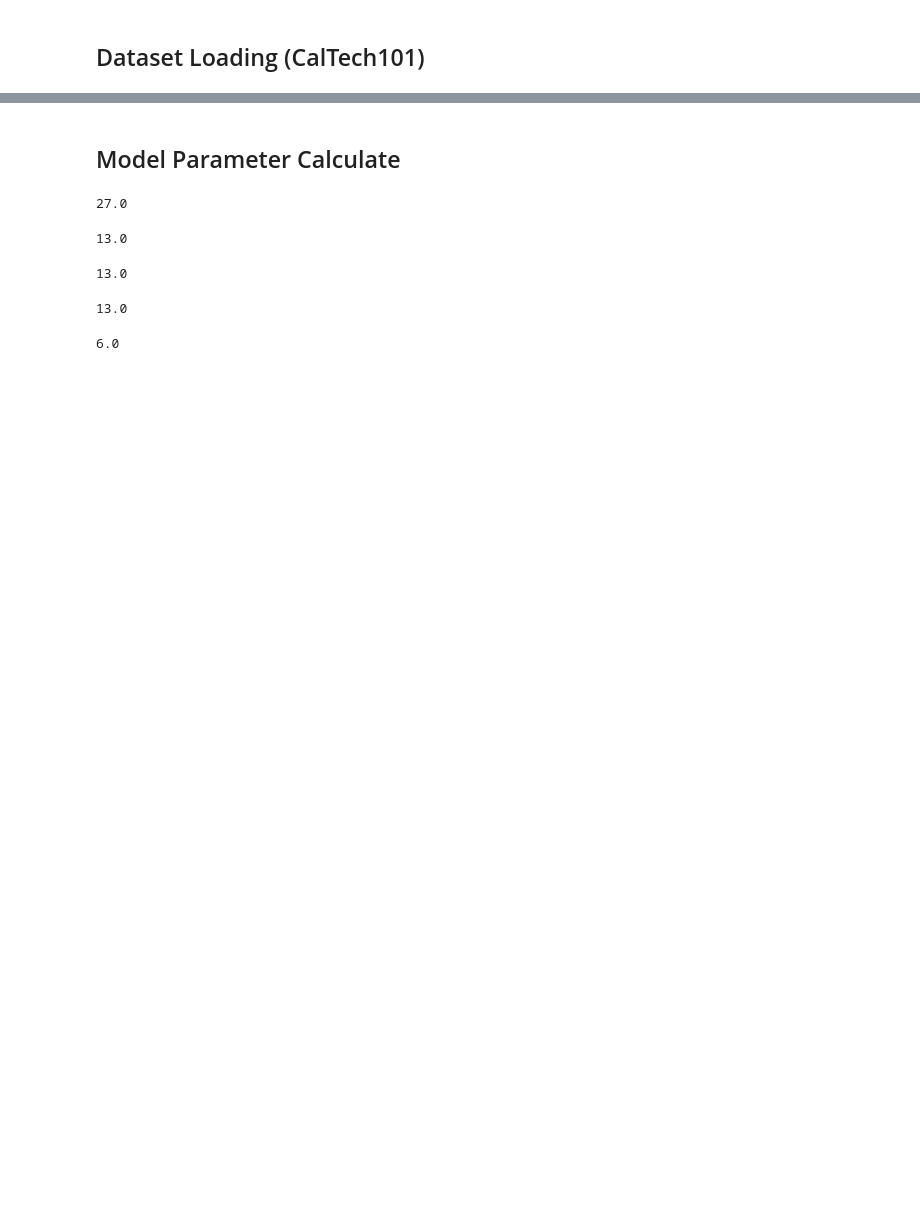
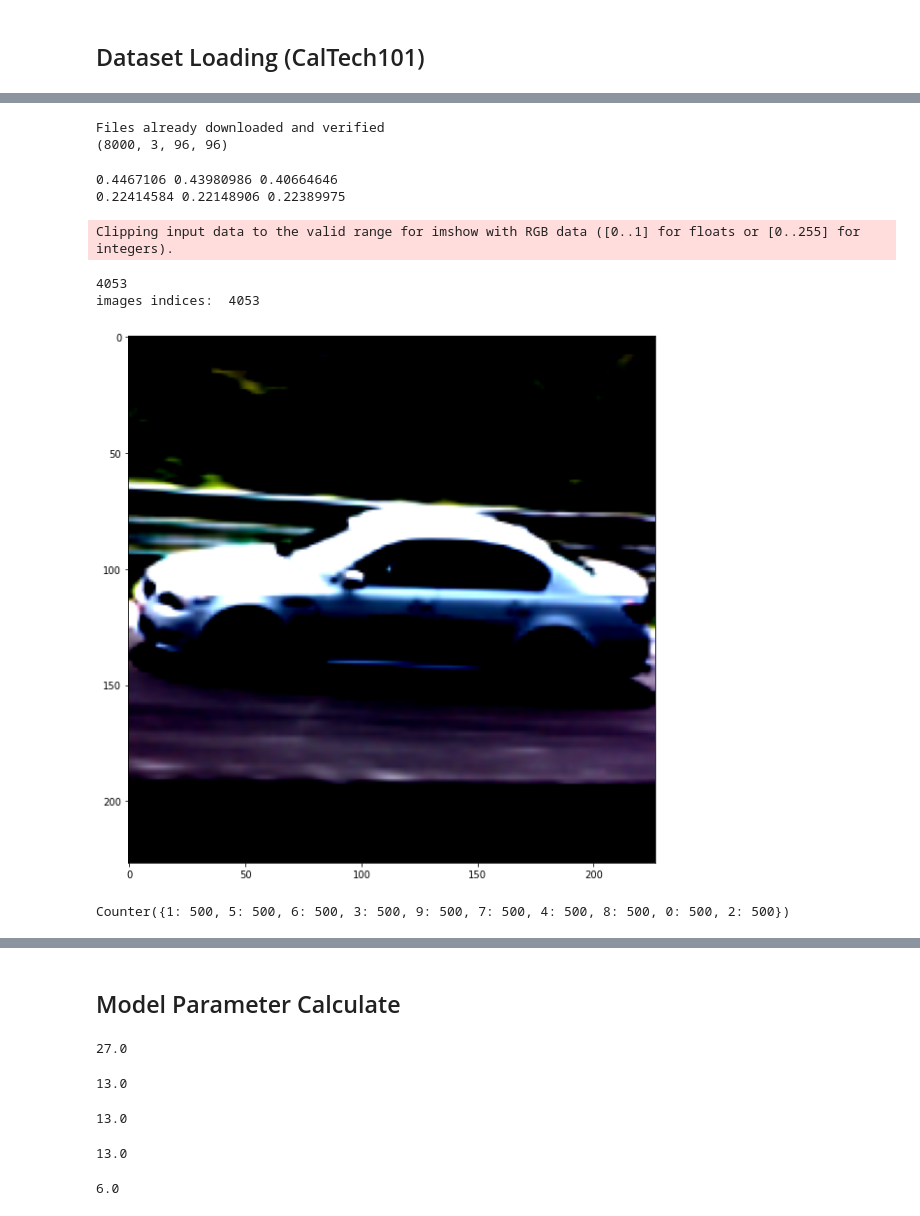
Before and after one commit to NahyukLEE/Deep-Learning-Paper-Implement, a Jupyter notebook: AlexNet/AlexNet.ipynb, the cells around one changed output, grey strips where cells are left out. Drawn from its saved outputs; the diff is of its cells as text; code cells hidden in the pictures; blank space fills up the shorter version.

Commit message:
data change

```diff
--- a/AlexNet/AlexNet.ipynb
+++ b/AlexNet/AlexNet.ipynb
@@ -50,0 +45,71 @@ test_loader = DataLoader(dataset=test_dataset, shuffle=False, batch_size=BATCH_S
+# %%
+# load STL10 test dataset
+test_dataset = datasets.STL10(path2data, split='test', download=True, transform=data_transformer)
+print(test_dataset.data.shape)
+# %% [output]
+Files already downloaded and verified
+(8000, 3, 96, 96)
+# %%
+meanRGB = [np.mean(x.numpy(), axis=(1,2)) for x, _ in train_dataset]
+stdRGB = [np.std(x.numpy(), axis=(1,2)) for x, _ in train_dataset]
+
+meanR = np.mean([m[0] for m in meanRGB])
+meanG = np.mean([m[1] for m in meanRGB])
+meanB = np.mean([m[2] for m in meanRGB])
+
+stdR = np.mean([s[0] for s in stdRGB])
+stdG = np.mean([s[1] for s in stdRGB])
+stdB = np.mean([s[2] for s in stdRGB])
+
+print(meanR, meanG, meanB)
+print(stdR, stdG, stdB)
+# %% [output]
+0.4467106 0.43980986 0.40664646
+0.22414584 0.22148906 0.22389975
+# %%
+train_transformer = transforms.Compose([
+                transforms.ToTensor(),
+                transforms.Resize(227),
+                transforms.RandomHorizontalFlip(),
+                transforms.Normalize([meanR, meanG, meanB], [stdR, stdG, stdB]),
+])
+
+test_transformer = transforms.Compose([
+                transforms.ToTensor(),
+                transforms.Normalize([meanR, meanG, meanB], [stdR, stdG, stdB]),
+                transforms.Resize(227)
+])
+# %%
+train_dataset.transform = train_transformer
+test_dataset.transform = test_transformer
+# %%
+def show(img, y=None, color=True):
+
+    npimg = img.numpy()
+    npimg_tr = np.transpose(npimg, (1, 2, 0))
+    plt.imshow(npimg_tr)
+
+    # plt.imshow(npimg_tr)
+    if y is not None:
+        plt.title('labels: ' + str(y))
+
+# pick a random sample image
+rnd_inds = int(np.random.randint(0, len(train_dataset), 1))
+print(rnd_inds)
+img, label = train_dataset[rnd_inds]
+print('images indices: ', rnd_inds)
+
+plt.figure(figsize=(10, 10))
+show(img)
+# %% [output]
+Clipping input data to the valid range for imshow with RGB data ([0..1] for floats or [0..255] for integers).
+4053
+images indices:  4053
+[figure, added]
+# %%
+import collections
+y_train = [y for _, y in train_dataset]
+counter_train = collections.Counter(y_train)
+print(counter_train)
+# %% [output]
+Counter({1: 500, 5: 500, 6: 500, 3: 500, 9: 500, 7: 500, 4: 500, 8: 500, 0: 500, 2: 500})
```
Also changed, not shown: parts of 18 cells of this notebook, 2 other files.
